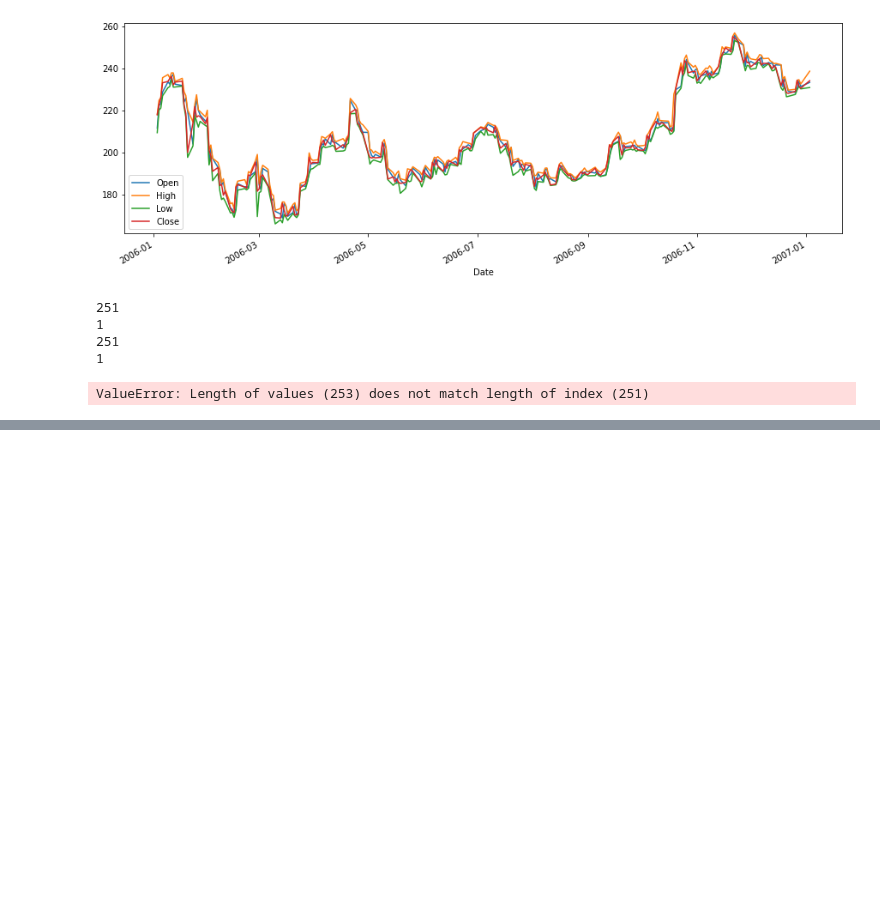
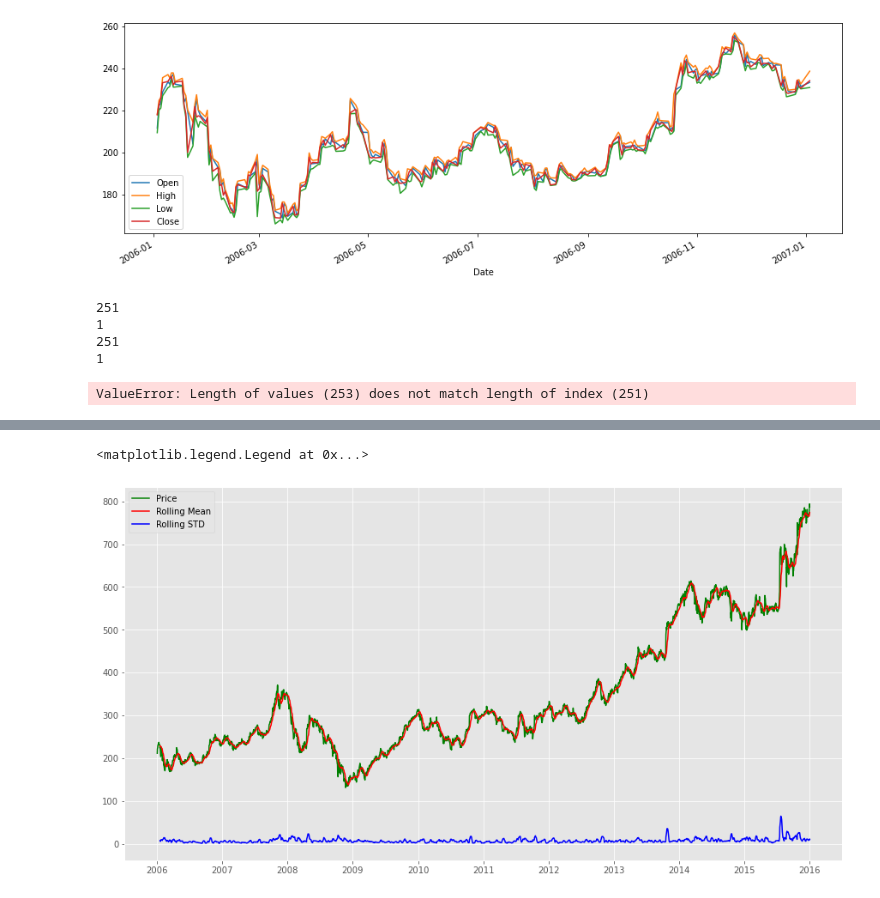
Before and after one commit to RogerPineda13/TimeSeriesP4, a Jupyter notebook: RogerWorkingNotebook.ipynb, the cells around one changed output, grey strips where cells are left out. Drawn from its saved outputs; the diff is of its cells as text; code cells hidden in the pictures; blank space fills up the shorter version.

```diff
--- a/RogerWorkingNotebook.ipynb
+++ b/RogerWorkingNotebook.ipynb
@@ -82,0 +119,13 @@ len(year_groups)
+# %%
+# rolling mead to remove trend
+rollmean= open_df_06_16.rolling(window=12, center =False).mean()
+rollstd= open_df_06_16.rolling(window=12, center =False).std()
+
+fig = plt.figure(figsize=(15,8))
+price = plt.plot(open_df_06_16, color='green', label = "Price")
+mean = plt.plot(rollmean, color='red', label='Rolling Mean')
+std = plt.plot(rollstd, color='blue', label='Rolling STD')
+plt.legend(loc='best')
+# %% [output]
+<matplotlib.legend.Legend at 0x...>
+[figure, added]
```
Also changed, not shown: parts of 34 cells of this notebook.
